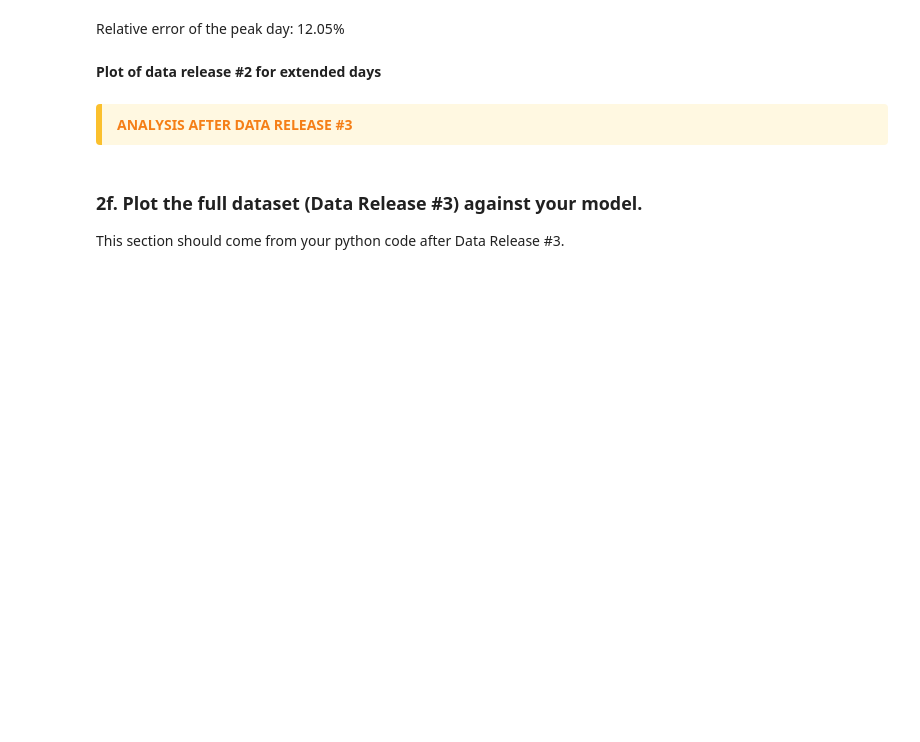
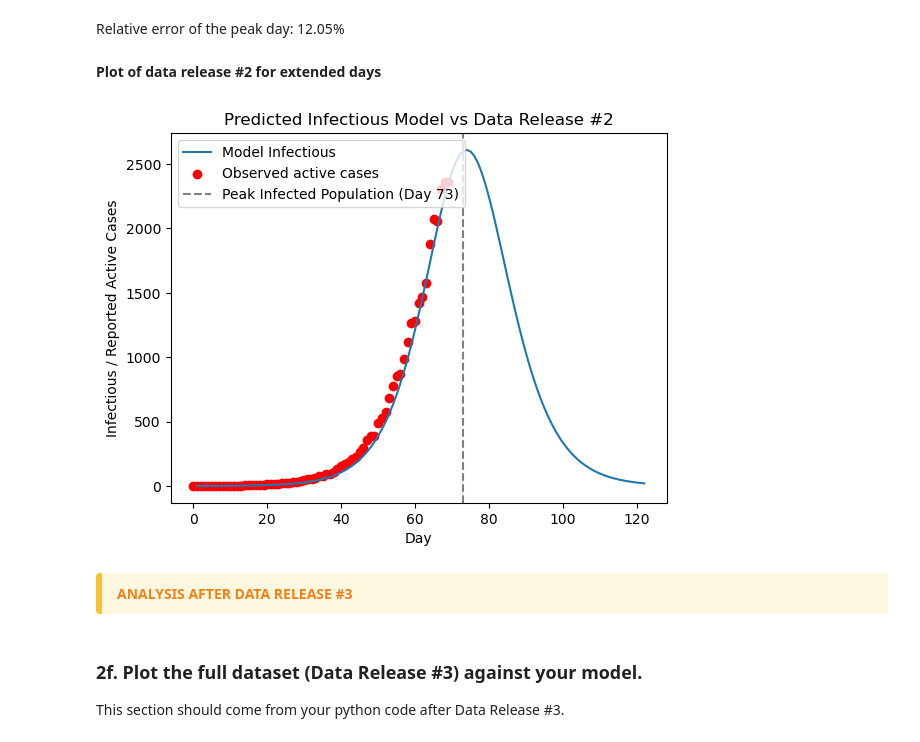
Before and after one commit to DelaneyB13/Module-2-Epidemics-SIR-Modeling-Broderick_Looney, a Jupyter notebook: Notebook examples/Template_student_final_notebook.ipynb, the cells around one changed output. Drawn from its saved outputs; the diff is of its cells as text; code cells hidden in the pictures; blank space fills up the shorter version.

```diff
--- a/Notebook examples/Template_student_final_notebook.ipynb
+++ b/Notebook examples/Template_student_final_notebook.ipynb
@@ -443,16 +457,23 @@ Relative error of the peak day: 12.05%
 # %% [markdown]
 **Plot of data release #2 for extended days**
 # %%
+#data_2 = pd.read_csv(r"C:\Users\dance\OneDrive - University of Virginia\Computational BME\Module-2-Epidemics-SIR-Modeling-Broderick_Looney\Data\mystery_virus_daily_active_counts_RELEASE#2.csv")
+data_2 = pd.read_csv("/Users/connerlooney/Documents/GitHub/Module-2-Epidemics-SIR-Modeling-Broderick_Looney/Data/mystery_virus_daily_active_counts_RELEASE#2.csv")
+data_2 = data_2["active reported daily cases"].tolist()
+model_S2, model_E2, model_I2, model_R2 = seir(121, best_beta, best_sigma, best_gamma, S0, E0, I0, R0, N, h=1)
+
 x = np.arange(1, 123)  # Days 1 to 121
 plt.figure()
 plt.plot(x, model_I2, label="Model Infectious")
 plt.scatter(range(len(data_2)), data_2, color='red', label="Observed active cases")
 plt.xlabel("Day")
 plt.ylabel("Infectious / Reported Active Cases")
 plt.title("Predicted Infectious Model vs Data Release #2")
 plt.axvline(x=73, color='gray', linestyle='--', label="Peak Infected Population (Day 73)")
 plt.legend()
 plt.show()
+# %% [output]
+[figure, added]
 # %% [markdown]
 
 <div style="
```
Also changed, not shown: parts of 13 cells of this notebook.
